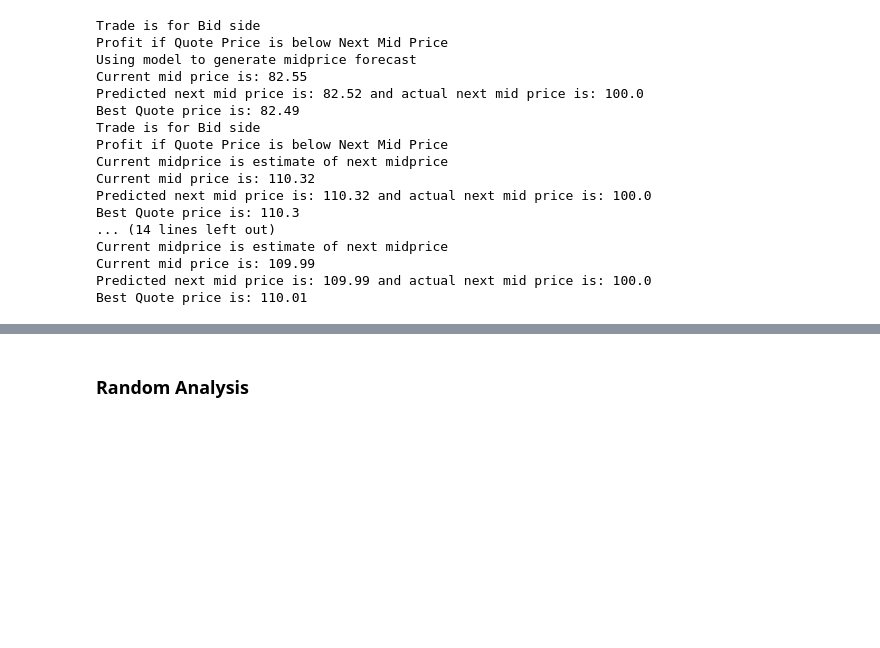
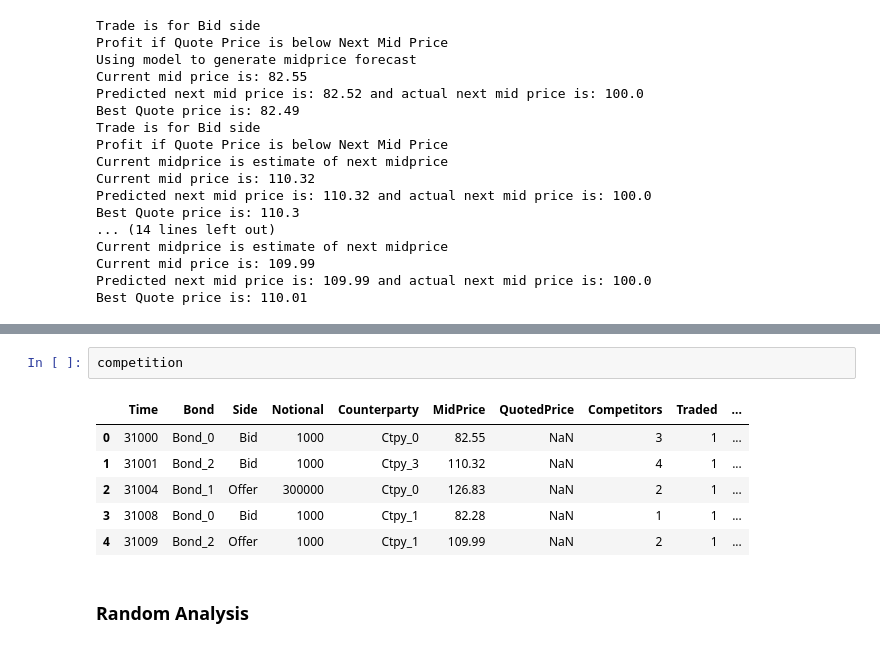
Before and after one commit to Davidfdaf/RFQ-project, a Jupyter notebook: RFQ_HB 2.ipynb, the cells around one changed output, grey strips where cells are left out. Saved outputs shown, nothing was run; the diff lists cells and outputs as text; blank space fills up the shorter version.

```diff
--- a/RFQ_HB 2.ipynb
+++ b/RFQ_HB 2.ipynb
@@ -584,3 +625,12 @@ Best Quote price is: 110.01
+# %%
+competition
+# %% [output]
+|  | Time | Bond | Side | Notional | Counterparty | MidPrice | QuotedPrice | Competitors | Traded | ... |
+| 0 | 31000 | Bond_0 | Bid | 1000 | Ctpy_0 | 82.55 | NaN | 3 | 1 | ... |
+| 1 | 31001 | Bond_2 | Bid | 1000 | Ctpy_3 | 110.32 | NaN | 4 | 1 | ... |
+| 2 | 31004 | Bond_1 | Offer | 300000 | Ctpy_0 | 126.83 | NaN | 2 | 1 | ... |
+| 3 | 31008 | Bond_0 | Bid | 1000 | Ctpy_1 | 82.28 | NaN | 1 | 1 | ... |
+| 4 | 31009 | Bond_2 | Offer | 1000 | Ctpy_1 | 109.99 | NaN | 2 | 1 | ... |
 # %% [markdown]
 ### Random Analysis
 # %%
```
Also changed, not shown: parts of 4 cells of this notebook.
